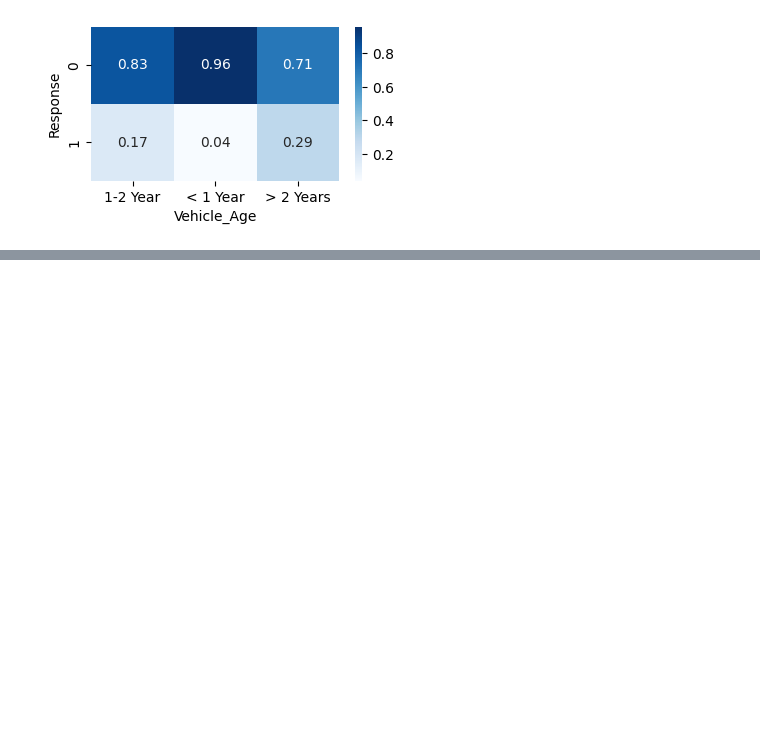
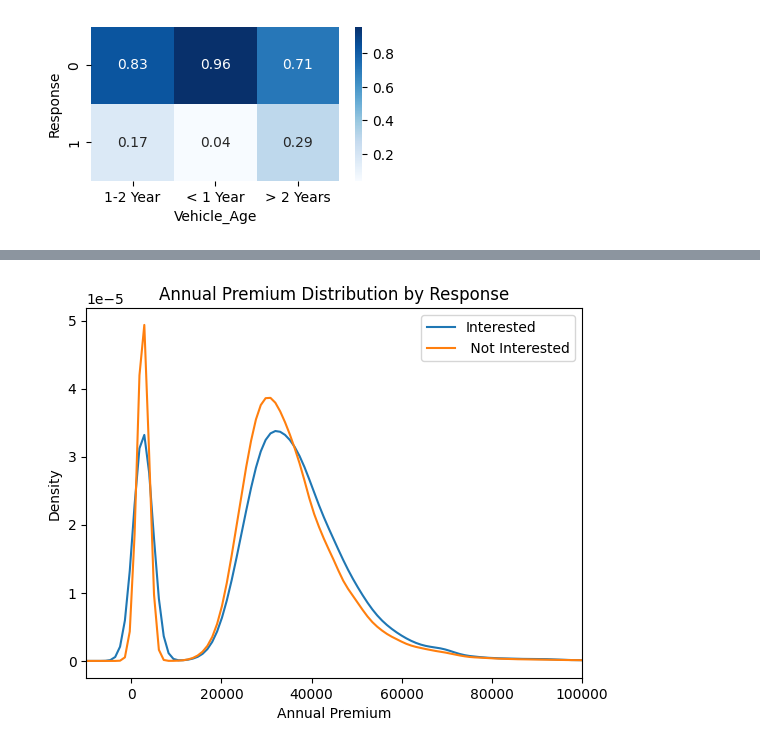
Before and after one commit to lalit7886/Vehicle_price_prediction, a Jupyter notebook: notebook/data_science_part.ipynb, the cells around one changed output, grey strips where cells are left out. Drawn from its saved outputs; the diff is of its cells as text; code cells hidden in the pictures; blank space fills up the shorter version.

```diff
--- a/notebook/data_science_part.ipynb
+++ b/notebook/data_science_part.ipynb
@@ -179,0 +227,12 @@ sns.heatmap(
+# %%
+df[df["Response"]==1]["Annual_Premium"].plot(kind="kde",label="Interested")
+df[df["Response"]==0]["Annual_Premium"].plot(kind="kde", label=" Not Interested")
+
+plt.xlim(-10000, 100000)
+plt.xlabel("Annual Premium")
+plt.ylabel("Density")
+plt.title("Annual Premium Distribution by Response")
+plt.legend()
+plt.show()
+# %% [output]
+[figure, added]
```
Also changed, not shown: parts of 16 cells of this notebook, 11 other files.
